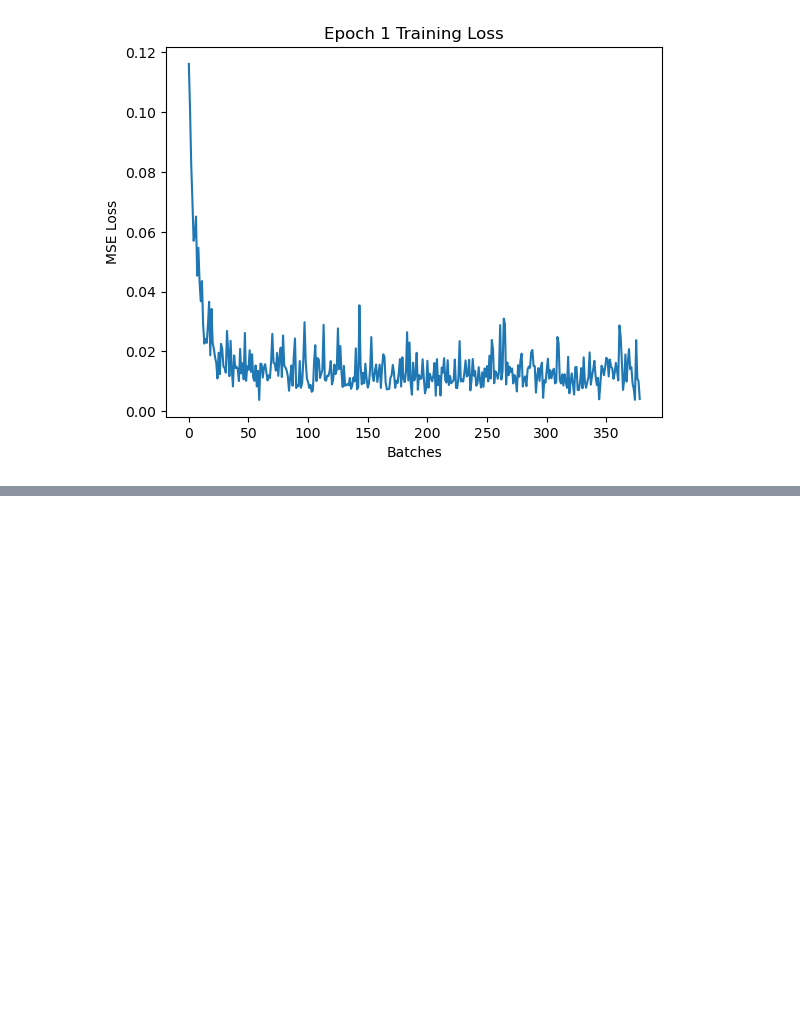
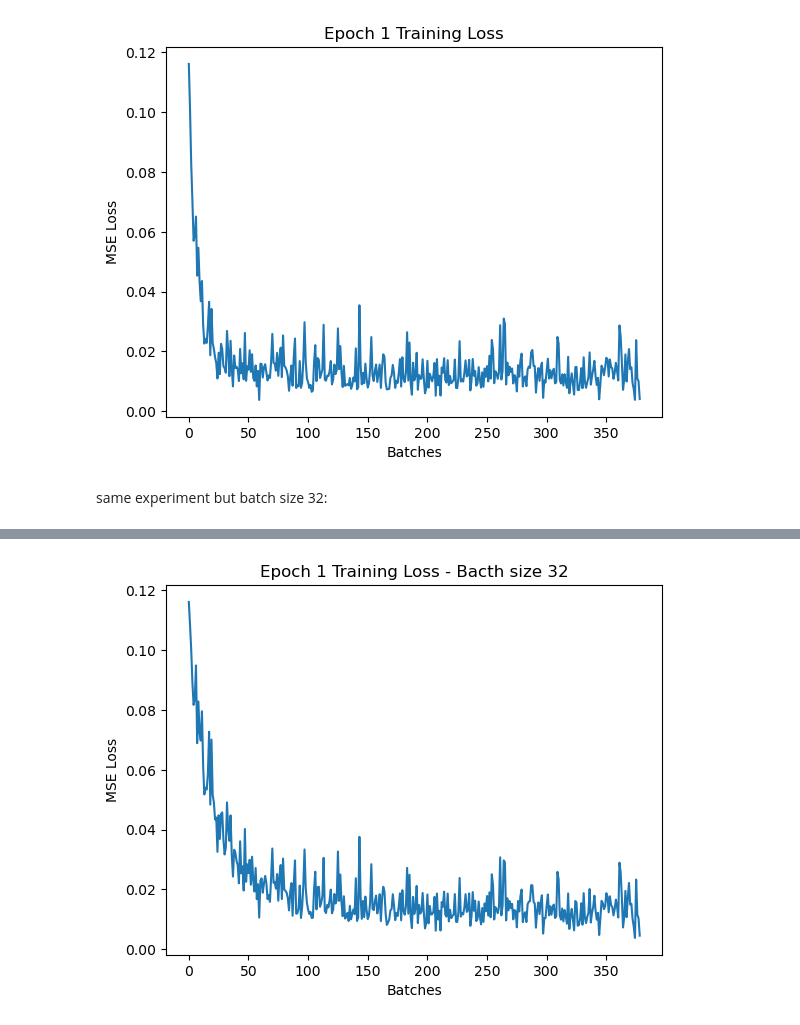
Before and after one commit to ZidaanHabib/n2v-fl, a Jupyter notebook: notebooks/analysis.ipynb, the cells around one changed output, grey strips where cells are left out. Saved outputs shown, nothing was run; the diff lists cells and outputs as text; code cells hidden in the pictures; blank space fills up the shorter version.

```diff
--- a/notebooks/analysis.ipynb
+++ b/notebooks/analysis.ipynb
@@ -48,3 +50,13 @@ ax.set_title("Epoch 1 Training Loss")
 # %% [output]
 Text(0.5, 1.0, 'Epoch 1 Training Loss')
 [figure]
+# %% [markdown]
+same experiment but batch size 32:
+# %%
+train_losses_df = pd.read_csv("../src/output/exp_4/train_losses.txt",header=None)
+fig, ax = plt.subplots()
+ax.plot(train_losses_df.index, train_losses_df.iloc[:,0])
+ax.set_xlabel("Batches")
+ax.set_ylabel("MSE Loss")
+ax.set_title("Epoch 1 Training Loss - Bacth size 32")
+# %% [output]
@@ -50,0 +64 @@ Text(0.5, 1.0, 'Epoch 1 Training Loss')
+[figure, added]
```
Also changed, not shown: parts of 4 cells of this notebook.
